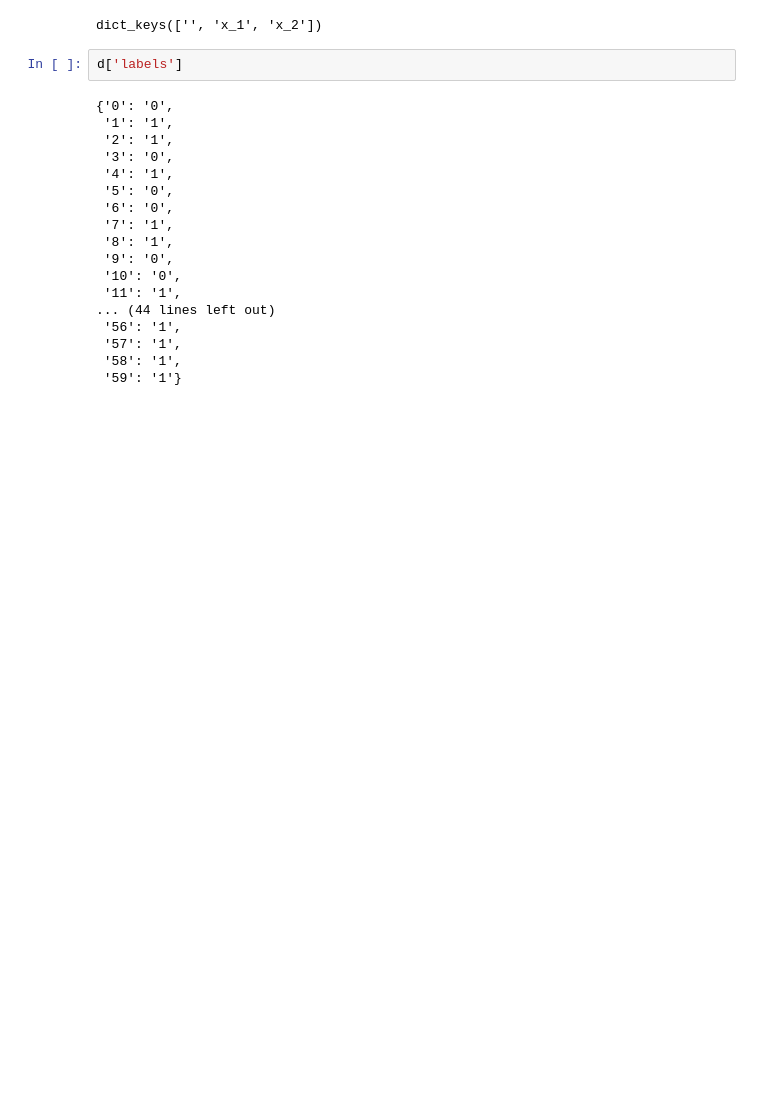
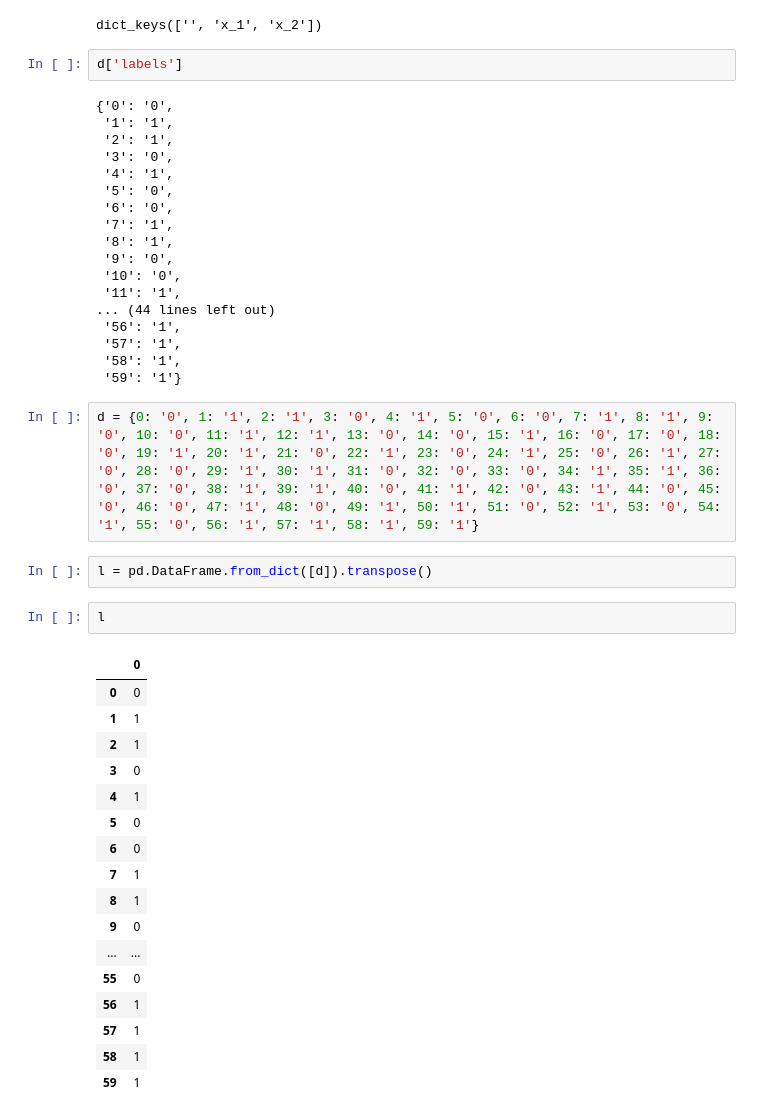
Before and after one commit to luisguiserrano/sklearn-modular, a Jupyter notebook: temp.ipynb, the cells around one changed output. Cells and saved outputs as stored; diff of their text form; blank space fills up the shorter version.

```diff
--- a/temp.ipynb
+++ b/temp.ipynb
@@ -115,3 +115,27 @@ d['labels']
  '57': '1',
  '58': '1',
  '59': '1'}
+# %%
+d = {0: '0', 1: '1', 2: '1', 3: '0', 4: '1', 5: '0', 6: '0', 7: '1', 8: '1', 9: '0', 10: '0', 11: '1', 12: '1', 13: '0', 14: '0', 15: '1', 16: '0', 17: '0', 18: '0', 19: '1', 20: '1', 21: '0', 22: '1', 23: '0', 24: '1', 25: '0', 26: '1', 27: '0', 28: '0', 29: '1', 30: '1', 31: '0', 32: '0', 33: '0', 34: '1', 35: '1', 36: '0', 37: '0', 38: '1', 39: '1', 40: '0', 41: '1', 42: '0', 43: '1', 44: '0', 45: '0', 46: '0', 47: '1', 48: '0', 49: '1', 50: '1', 51: '0', 52: '1', 53: '0', 54: '1', 55: '0', 56: '1', 57: '1', 58: '1', 59: '1'}
+# %%
+l = pd.DataFrame.from_dict([d]).transpose()
+# %%
+l
+# %% [output]
+|  | 0 |
+| 0 | 0 |
+| 1 | 1 |
+| 2 | 1 |
+| 3 | 0 |
+| 4 | 1 |
+| 5 | 0 |
+| 6 | 0 |
+| 7 | 1 |
+| 8 | 1 |
+| 9 | 0 |
+| ... | ... |
+| 55 | 0 |
+| 56 | 1 |
+| 57 | 1 |
+| 58 | 1 |
+| 59 | 1 |
```
Also changed, not shown: parts of 3 cells of this notebook, 3 other files.
